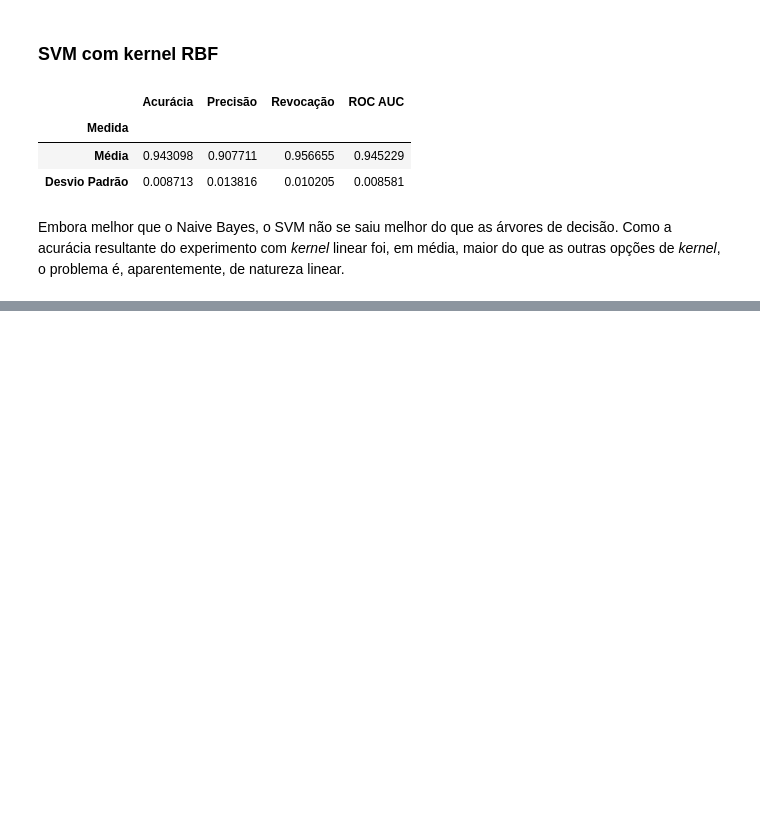
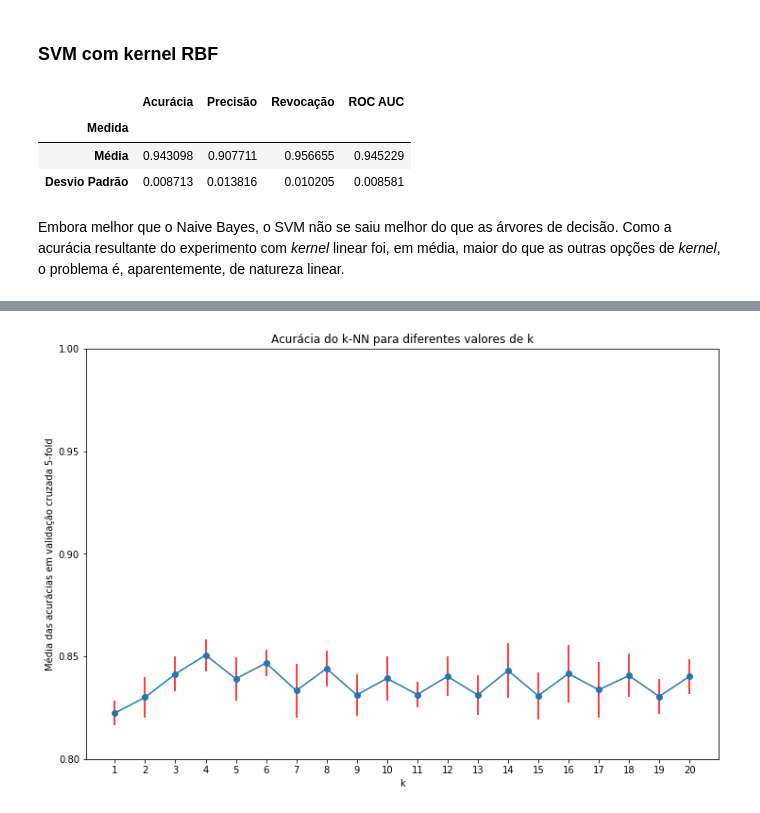
Before and after one commit to marscos/learning_exoplanets, a Jupyter notebook: Aprendizado de Máquina - TP1.ipynb, the cells around one changed output, grey strips where cells are left out. Drawn from its saved outputs; the diff is of its cells as text; code cells hidden in the pictures; blank space fills up the shorter version.

```diff
--- a/Aprendizado de Máquina - TP1.ipynb
+++ b/Aprendizado de Máquina - TP1.ipynb
@@ -408,14 +408,14 @@ results.loc["SVM"]
 ### SVM com kernel RBF
 # %%
 from sklearn.svm import SVC
-svm_linear = SVC(kernel='rbf', gamma='scale', C=1000)
-svm_linear_results = []
+svm_rbf = SVC(kernel='rbf', gamma='scale', C=1000)
+svm_rbf_results = []
 for train, test in kfold.split(koi_minmax, target):
-    svm_linear = svm_linear.fit(koi_minmax.iloc[train], target.iloc[train])
-    y_pred = svm_linear.predict(koi_minmax.iloc[test])
-    svm_linear_results.append(evaluate_prediction(target.iloc[test], y_pred))
-svm_linear_results = np.array(svm_linear_results)
-results.loc["SVM"] = [svm_linear_results.mean(axis=0), svm_linear_results.std(axis=0)]
+    svm_rbf = svm_rbf.fit(koi_minmax.iloc[train], target.iloc[train])
+    y_pred = svm_rbf.predict(koi_minmax.iloc[test])
+    svm_rbf_results.append(evaluate_prediction(target.iloc[test], y_pred))
+svm_rbf_results = np.array(svm_rbf_results)
+results.loc["SVM"] = [svm_rbf_results.mean(axis=0), svm_rbf_results.std(axis=0)]
 results.loc["SVM"]
 # %% [output]
 |  | Acurácia | Precisão | Revocação | ROC AUC |
@@ -426,0 +443,15 @@ Embora melhor que o Naive Bayes, o SVM não se saiu melhor do que as árvores de
+# %%
+from sklearn.neighbors import KNeighborsClassifier
+k_experiments = 20
+knn_accuracies = np.zeros((k_experiments, 2))
+knn_results = []
+for k in range(1, k_experiments+1):
+    performance = []
+    for train, test in kfold.split(koi_minmax, target):
+        knn = KNeighborsClassifier(n_neighbors=k)
+        knn = knn.fit(koi_minmax.iloc[train], target.iloc[train])
+        y_pred = knn.predict(koi_minmax.iloc[test])
+        performance.append(evaluate_prediction(target.iloc[test], y_pred))
+    knn_results.append(performance)
+    knn_accuracies[k-1] = [np.array(performance).mean(axis=0)[0], np.array(performance).std(axis=0)[0]]
+knn_accuracies
@@ -426,0 +479,10 @@ Embora melhor que o Naive Bayes, o SVM não se saiu melhor do que as árvores de
+# %%
+plt.figure(figsize=(12,8))
+plt.errorbar(range(1, k_experiments+1), knn_accuracies.T[0], knn_accuracies.T[1], marker='o', ecolor='r')
+plt.title("Acurácia do k-NN para diferentes valores de k")
+plt.xlabel("k")
+plt.ylabel("Média das acurácias em validação cruzada 5-fold")
+plt.xticks(range(1,k_experiments+1))
+plt.yticks(np.arange(0.8,1.05,0.05));
+# %% [output]
+[figure, added]
```
Also changed, not shown: parts of 11 cells of this notebook, 2 other files.
